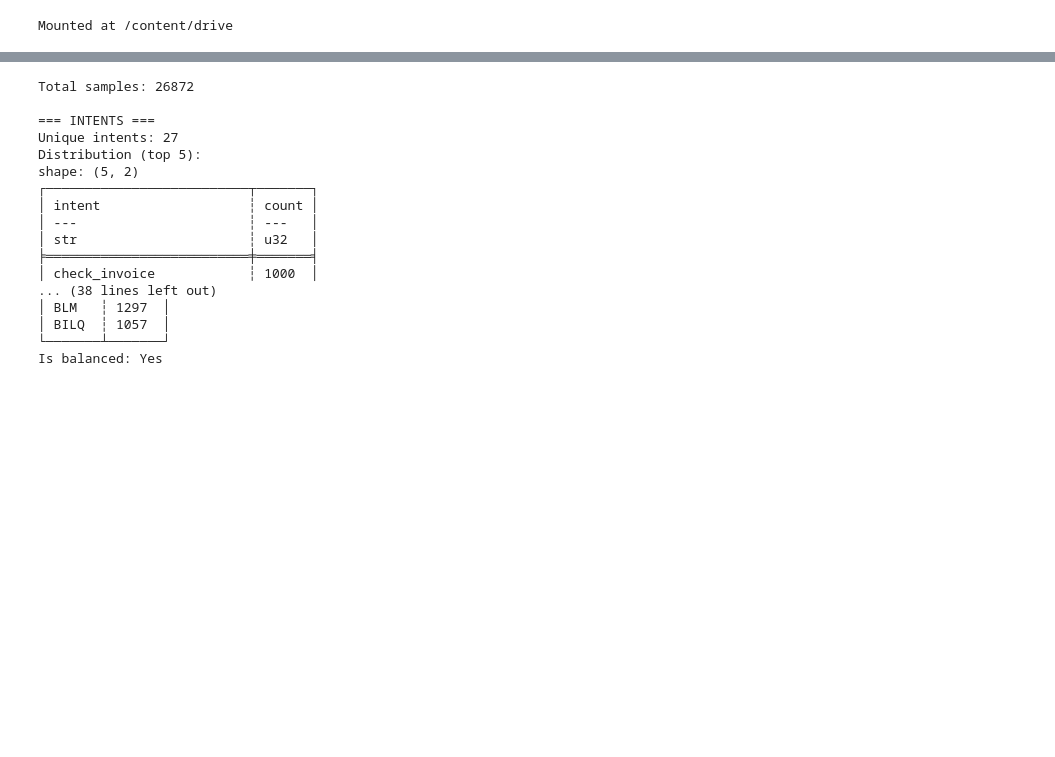
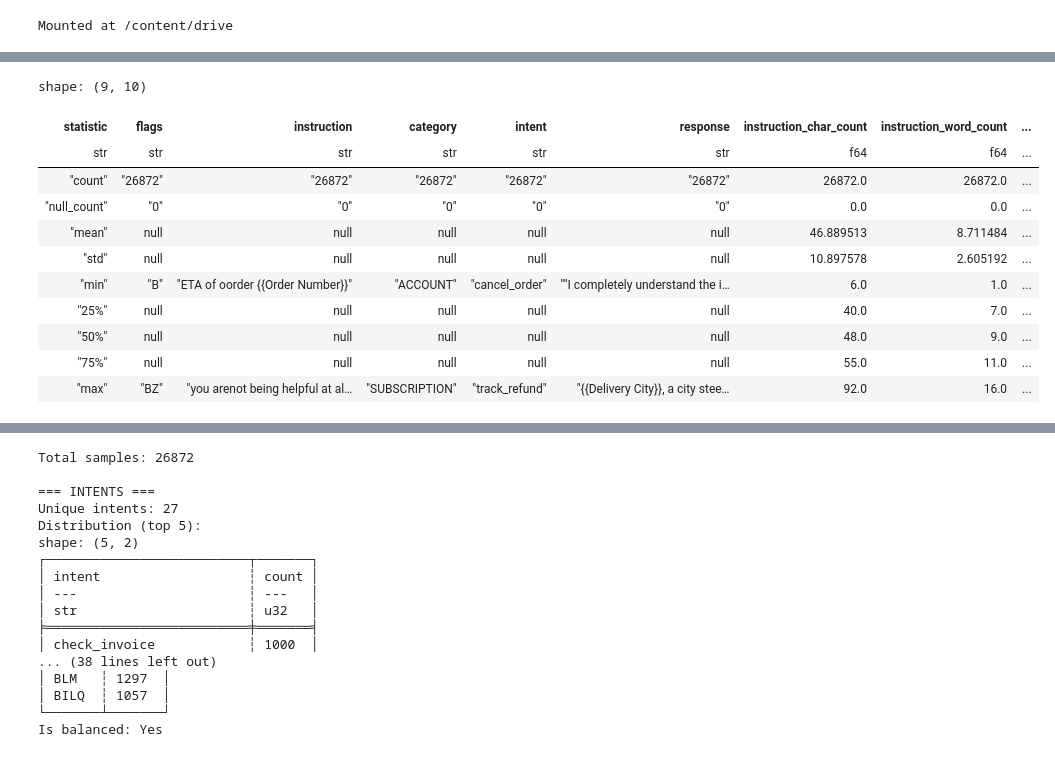
Before and after one commit to Z-ingdotnet/Customer_Support_Polars, a Jupyter notebook: CS_text_ana_polars.ipynb, the cells around one changed output, grey strips where cells are left out. Saved outputs shown, nothing was run; the diff lists cells and outputs as text; code cells hidden in the pictures; blank space fills up the shorter version.

```diff
--- a/CS_text_ana_polars.ipynb
+++ b/CS_text_ana_polars.ipynb
@@ -43,3 +169,18 @@ respon = df
+# %%
+respon.describe()
+# %% [output]
+shape: (9, 10)
+| statistic | flags | instruction | category | intent | response | instruction_char_count | instruction_word_count | ... |
+| str | str | str | str | str | str | f64 | f64 | ... |
+| "count" | "26872" | "26872" | "26872" | "26872" | "26872" | 26872.0 | 26872.0 | ... |
+| "null_count" | "0" | "0" | "0" | "0" | "0" | 0.0 | 0.0 | ... |
+| "mean" | null | null | null | null | null | 46.889513 | 8.711484 | ... |
+| "std" | null | null | null | null | null | 10.897578 | 2.605192 | ... |
+| "min" | "B" | "ETA of oorder {{Order Number}}" | "ACCOUNT" | "cancel_order" | ""I completely understand the i… | 6.0 | 1.0 | ... |
+| "25%" | null | null | null | null | null | 40.0 | 7.0 | ... |
+| "50%" | null | null | null | null | null | 48.0 | 9.0 | ... |
+| "75%" | null | null | null | null | null | 55.0 | 11.0 | ... |
+| "max" | "BZ" | "you arenot being helpful at al… | "SUBSCRIPTION" | "track_refund" | "{{Delivery City}}, a city stee… | 92.0 | 16.0 | ... |
 # %%
 respon.group_by("intent").agg([
   pl.col("instruction").count().alias("count_of_intent")
```
Also changed, not shown: parts of 12 cells of this notebook.
